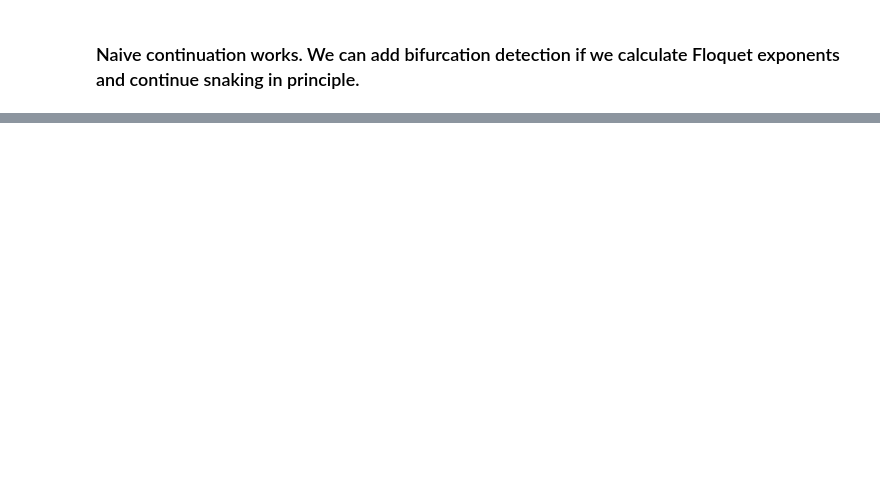
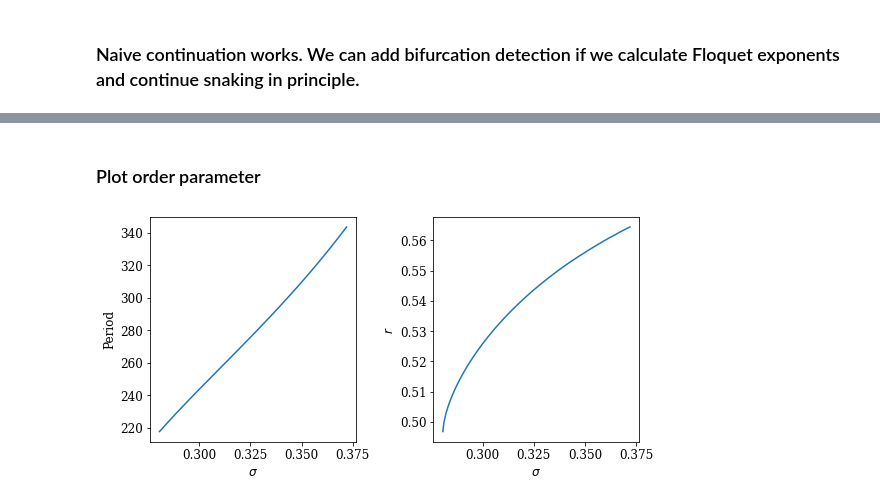
Before and after one commit to znicolaou/snakingoscillators, a Jupyter notebook: lccont.ipynb, the cells around one changed output, grey strips where cells are left out. Cells and saved outputs as stored; diff of their text form; code cells hidden in the pictures; blank space fills up the shorter version.

```diff
--- a/lccont.ipynb
+++ b/lccont.ipynb
@@ -422,12 +424,35 @@ np.save(filebase+'lcperiods.npy',Periods)
 for i in range(len(Sigmas)):
     np.save(filebase+'lctimes_'+str(i)+'.npy',Ts[i])
     np.save(filebase+'lcphases_'+str(i)+'.npy',Ys[i])
+# %% [markdown]
+### Plot order parameter
 # %%
-Orders=[]
-for i in len(Ys):
+Sigmas=np.load(filebase+'lcsigmas.npy')
+Periods=np.load(filebase+'lcperiods.npy')
+Ts=[]
+Ys=[]
+for i in range(len(Sigmas)):
+    Ts.append(np.load(filebase+'lctimes_'+str(i)+'.npy'))
+    Ys.append(np.load(filebase+'lcphases_'+str(i)+'.npy'))
+    Orders=[]
+for i in range(len(Ys)):
     phases=Ys[i].T.copy()
     phi=np.arctan2(phases[:,3*N:],phases[:,2*N:3*N])
     theta=np.arctan2(phases[:,N:2*N],phases[:,:N])
     r=np.abs(np.sum(phases[:,:N]+1j*phases[:,N:2*N],axis=1)+np.sum(phases[:,2*N:3*N]+1j*phases[:,3*N:],axis=1))/(2*N)
     Orders.append(np.sum(r[:-1]*np.diff(Ts[i])))
+
+plt.subplots(1,2,figsize=(8,4))
+plt.subplot(1,2,1)
+plt.xlabel('$\sigma$')
+plt.ylabel('Period')
+plt.plot(Sigmas,Periods)
+plt.subplot(1,2,2)
+plt.xlabel('$\sigma$')
+plt.ylabel('$r$')
 plt.plot(Sigmas,Orders)
+
+plt.tight_layout()
+plt.show()
+# %% [output]
+[figure, added]
```
Also changed, not shown: parts of 9 cells of this notebook, 20 other files.
